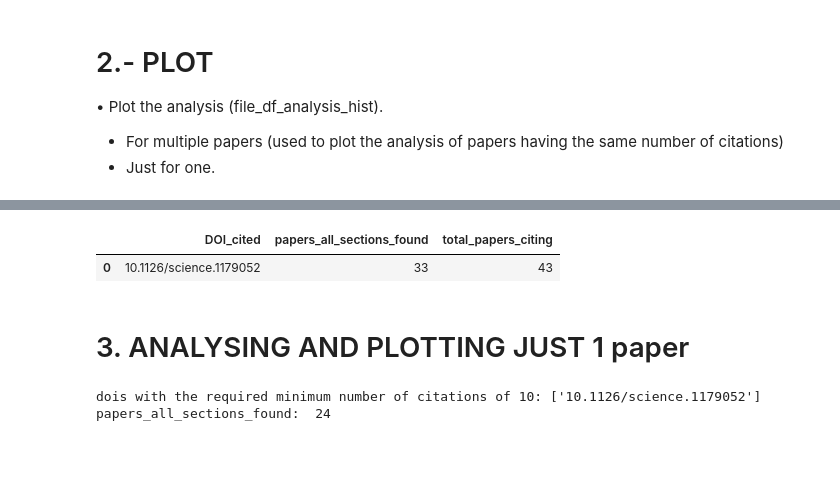
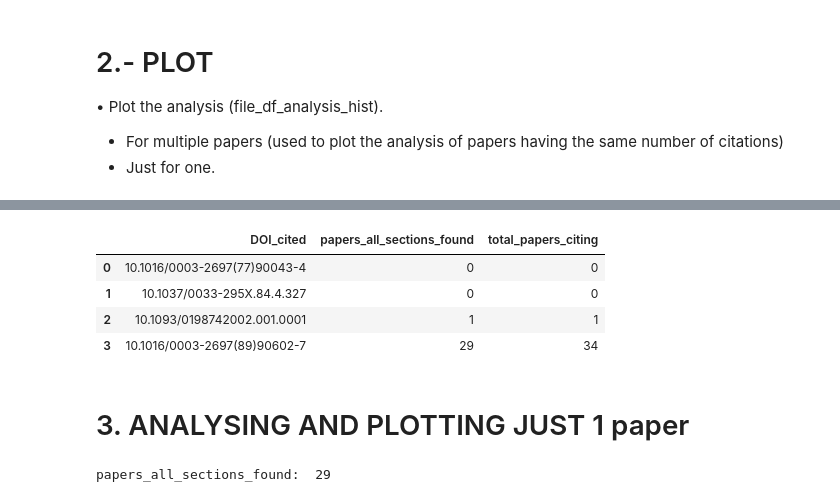
Before and after one commit to elifesciences/citation-context, a Jupyter notebook: analyse_papers.ipynb, the cells around one changed output, grey strips where cells are left out. Drawn from its saved outputs; the diff is of its cells as text; code cells hidden in the pictures; blank space fills up the shorter version.

Commit message:
front notebook added. Selection of DOIs from files added. Some bugs fixed.

```diff
--- a/analyse_papers.ipynb
+++ b/analyse_papers.ipynb
@@ -19,7 +19,8 @@ import get_df_analise_section
 # %%
 data_path = 'data'
 
-ds_name = 'DOI_cited_science_1179052_retracted'
+#ds_name = 'DOI_cited_science_1179052_retracted'
+%store -r ds_name
 ds_label = ds_name
 
 analysis_path = os.path.join(data_path, 'analysis')
@@ -30,4 +31,4 @@ citing_prep_tsv = os.path.join(analysis_path, '%s_prep.tsv' % ds_name)
 
 # Out
 citing_sections_tsv = os.path.join(analysis_path, '%s_sections.tsv' % ds_name)
-analysis_hist_tsv = os.path.join(analysis_path, '%s_hist_v2.tsv' % ds_name)
+analysis_hist_tsv = os.path.join(analysis_path, '%s_hist.tsv' % ds_name)
@@ -153,53 +226,58 @@ plt.title(ds_label)
 # %%
-pd_citation_hyst = pd.read_csv(
+pd_citation_hist = pd.read_csv(
     analysis_hist_tsv,
     sep='\t',
     encoding='utf-8'
 )
-pd_citation_hyst[['DOI_cited','papers_all_sections_found', 'total_papers_citing']]
+pd_citation_hist[['DOI_cited','papers_all_sections_found', 'total_papers_citing']]
 # %% [output]
 |  | DOI_cited | papers_all_sections_found | total_papers_citing |
-| 0 | 10.1126/science.1179052 | 33 | 43 |
+| 0 | 10.1016/0003-2697(77)90043-4 | 0 | 0 |
+| 1 | 10.1037/0033-295X.84.4.327 | 0 | 0 |
+| 2 | 10.1093/0198742002.001.0001 | 1 | 1 |
+| 3 | 10.1016/0003-2697(89)90602-7 | 29 | 34 |
 # %% [markdown]
 # 3. ANALYSING AND PLOTTING JUST 1 paper
 # %%
 # List of DOIs we will study.
 # We will study manuscripts that above a certain number of citations within our dataset.
-minimun_number_citations = 10
-list_DOIs = df_articles.groupby('DOI_cited').size().pipe(
-    lambda df: df[df > minimun_number_citations]
-).index.values
-print('dois with the required minimum number of citations of %d: %s' % (minimun_number_citations, list_DOIs))
+#minimun_number_citations = 10
+#DOI_cited_list_index = 0
 
-DOI =  list_DOIs[0]
+%store -r minimun_number_citations
+%store -r DOI_cited_list_index
 
-df_articles_citingDOI = df_articles[df_articles['DOI_cited'] == DOI]['article_citing']
-list_articles_citingDOI = df_articles_citingDOI.values.tolist()
 
-df = get_df_analise_section.get_df(DOI, list_articles_citingDOI)
+if DOI_cited_list_index in range(len(DOI_list)):
 
-total_papers = df.shape[0]
-# mask1: sections found
-mask1 = (df['introduction_found'] == True) & ((df['discussion_found'] == True) )#| (df['conclusions_found'] == True))
-# mask2: the reference is found at least in one section
-mask2 = (df['cited_in_introduction'] == True) | (df['cited_in_maintext'] == True) | (df['conclusions_found'] == True) | df['sentence_citing_conclusions'] == True
+    DOI =  DOI_list[DOI_cited_list_index]
 
-mask = mask1 & mask2
+    df_articles_citingDOI = df_articles[df_articles['DOI_cited'] == DOI]['article_citing']
+    list_articles_citingDOI = df_articles_citingDOI.values.tolist()
 
-papers_all_sections_found = len(df[mask])
-print("papers_all_sections_found: ", papers_all_sections_found)
+    df = get_df_analise_section.get_df(DOI, list_articles_citingDOI)
 
-found_in_percentages = (df[mask].select_dtypes(include=['bool']).sum() / papers_all_sections_found).to_dict()
+    total_papers = df.shape[0]
+    # mask1: sections found
+    #mask1 = (df['introduction_found'] == True) & ((df['discussion_found'] == True) )#| (df['conclusions_found'] == True))
+    # mask2: the reference is found at least in one section
+    mask2 = (df['cited_in_introduction'] == True) | (df['cited_in_maintext'] == True) | (df['conclusions_found'] == True) | df['sentence_citing_conclusions'] == True
 
-pd_citation_hyst = pd.DataFrame([{
-    'DOI_cited': DOI,
-   'total_papers_citing': total_papers,
-   'papers_all_sections_found': papers_all_sections_found,
-    **{
-        k: found_in_percentages.get(k, 0)
-        for k in {'cited_in_introduction', 'cited_in_maintext', 'cited_in_discussion', 'cited_in_conclusions'}
-    }
-}])
+    mask = mask2 #mask1 & mask2
+
+    papers_all_sections_found = len(df[mask])
+    print("papers_all_sections_found: ", papers_all_sections_found)
+
+    found_in_percentages = (df[mask].select_dtypes(include=['bool']).sum() / papers_all_sections_found).to_dict()
+
+    pd_citation_hist = pd.DataFrame([{
+        'DOI_cited': DOI,
+       'total_papers_citing': total_papers,
+       'papers_all_sections_found': papers_all_sections_found,
+        **{
+            k: found_in_percentages.get(k, 0)
+            for k in {'cited_in_introduction', 'cited_in_maintext', 'cited_in_discussion', 'cited_in_conclusions'}
+        }
+    }])
 # %% [output]
-dois with the required minimum number of citations of 10: ['10.1126/science.1179052']
-papers_all_sections_found:  24
+papers_all_sections_found:  29
```
Also changed, not shown: parts of 8 cells of this notebook, 15 other files.
